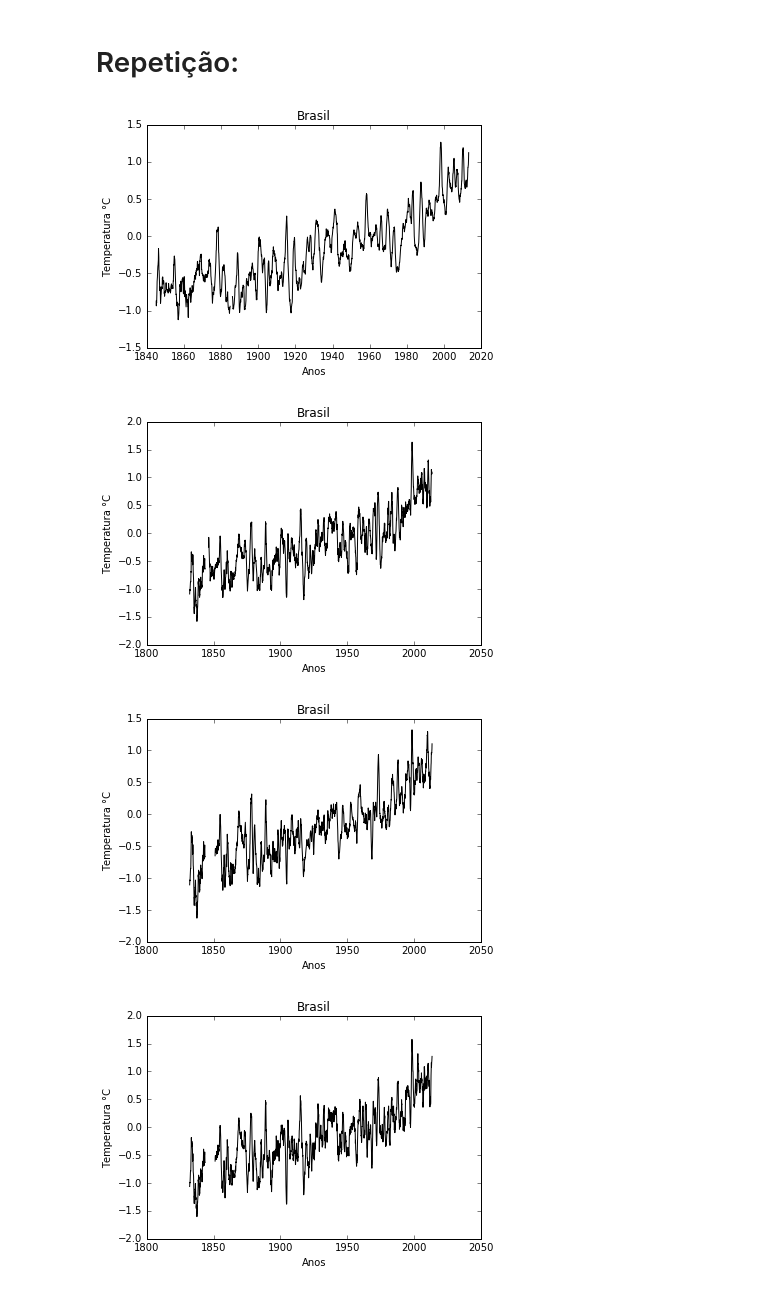
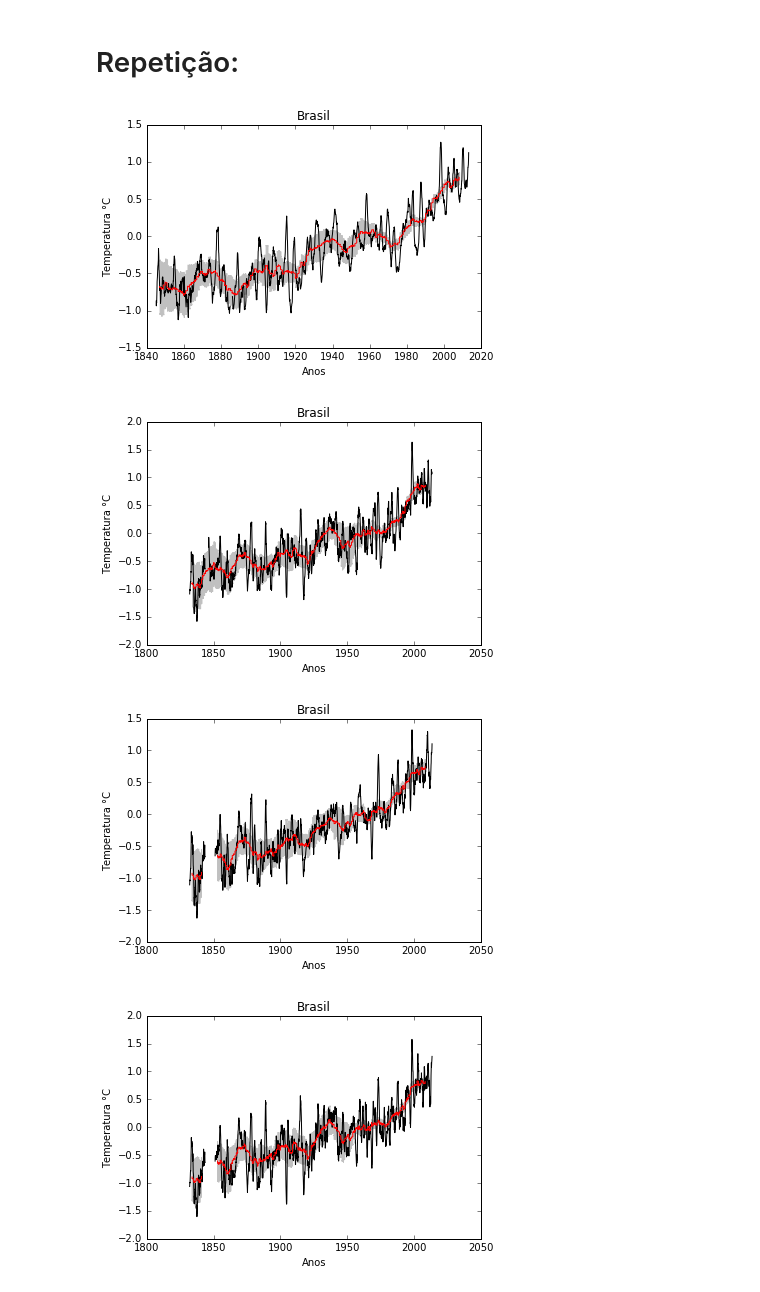
Before and after one commit to mat-esp-2016/python-2-gnt3, a Jupyter notebook: python2.ipynb, the cells around one changed output. Saved outputs shown, nothing was run; the diff lists cells and outputs as text; code cells hidden in the pictures.

Commit message:
Inserimos o bonûs ao trabalho (anomalia de 10 anos + 95% incertesa )

```diff
--- a/python2.ipynb
+++ b/python2.ipynb
@@ -11,25 +11,32 @@ import glob
 # %%
 nome_arquivos = glob.glob("dados/*W-TAVG-Trend.txt")
 
 for arquivo in nome_arquivos:
     dados = np.loadtxt (arquivo, comments="%")
     anos = dados[:, 0]
     meses = dados[:, 1]
     ano_decimal = (meses - 1)/12 + anos
     anomalia = dados[:, 4]
+    anomalia_10anos = dados [:,8]
+    unc_10anos = dados [:, 9]
+    unc_95pos = (anomalia_10anos + unc_10anos)
+    unc_95neg = (anomalia_10anos - unc_10anos)
 
     plt.figure()
 
+    plt.fill_between(anos, unc_95pos, unc_95neg, color = "#C0C0C0")
     plt.plot (ano_decimal, anomalia, c = "#000000")
+    plt.plot (anos, anomalia_10anos, c = "red")
+
 
     plt.xlabel ("Anos")
     plt.ylabel ("Temperatura °C")
     plt.title("Brasil")
 
 
     plt.savefig("graficos/" + arquivo[7:-3] + "png", format = "png")
 # %% [output]
-[figure, old version]
+[figure, new version]
-[figure, old version]
+[figure, new version]
-[figure, old version]
+[figure, new version]
-[figure, old version]
+[figure, new version]
```
Also changed, not shown: parts of 1 cell of this notebook.
